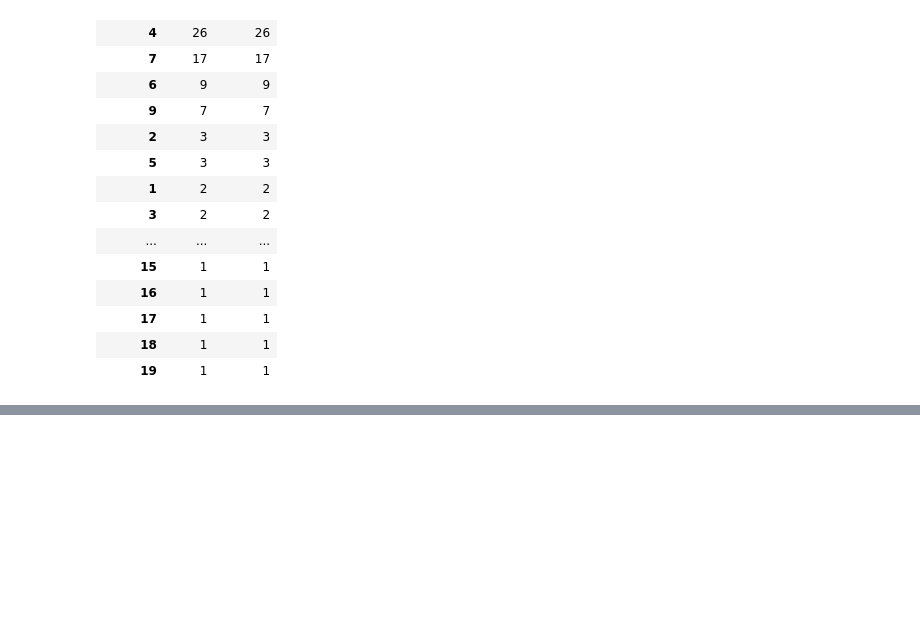
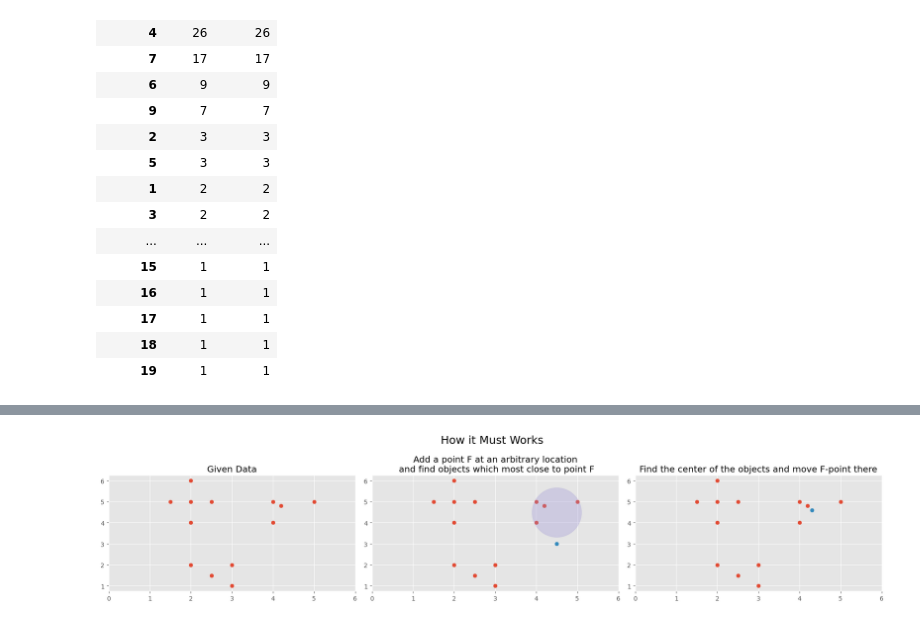
Before and after one commit to fadeeva/nakedML, a Jupyter notebook: MLnotes/004_Clustering.ipynb, the cells around one changed output, grey strips where cells are left out. Saved outputs shown, nothing was run; the diff lists cells and outputs as text; code cells hidden in the pictures; blank space fills up the shorter version.

```diff
--- a/MLnotes/004_Clustering.ipynb
+++ b/MLnotes/004_Clustering.ipynb
@@ -537,0 +549,29 @@ clust_max_crit.groupby('clusters').count().sort_values(by='score', ascending=Fal
+# %%
+data = np.array([
+    [2, 2, 1.5, 2.5, 2,  4, 4, 4.2, 5,  3, 3, 2, 2.5],
+    [5, 6, 5.0, 5.0, 4,  5, 4, 4.8, 5,  2, 1, 2, 1.5]
+])
+
+f = np.array([4.5, 3])
+
+fig, axs = plt.subplots(1, 3, figsize=(18, 4))
+
+axs[0].scatter(data[0], data[1])
+axs[0].set_xlim(0, 6)
+axs[0].set_title('Given Data')
+
+axs[1].scatter(data[0], data[1])
+axs[1].scatter(f[0], f[1])
+axs[1].scatter(4.5, 4.5, s=6500, alpha=.3)
+axs[1].set_xlim(0, 6)
+axs[1].set_title('Add a point F at an arbitrary location\n and find objects which most close to point F')
+
+axs[2].scatter(data[0], data[1])
+axs[2].scatter(4.3, 4.6)
+axs[2].set_xlim(0, 6)
+axs[2].set_title('Find the center of the objects and move F-point there')
+
+fig.suptitle('How it Must Works', fontsize=18)
+plt.tight_layout()
+# %% [output]
+[figure, added]
```
Also changed, not shown: parts of 2 cells of this notebook.
